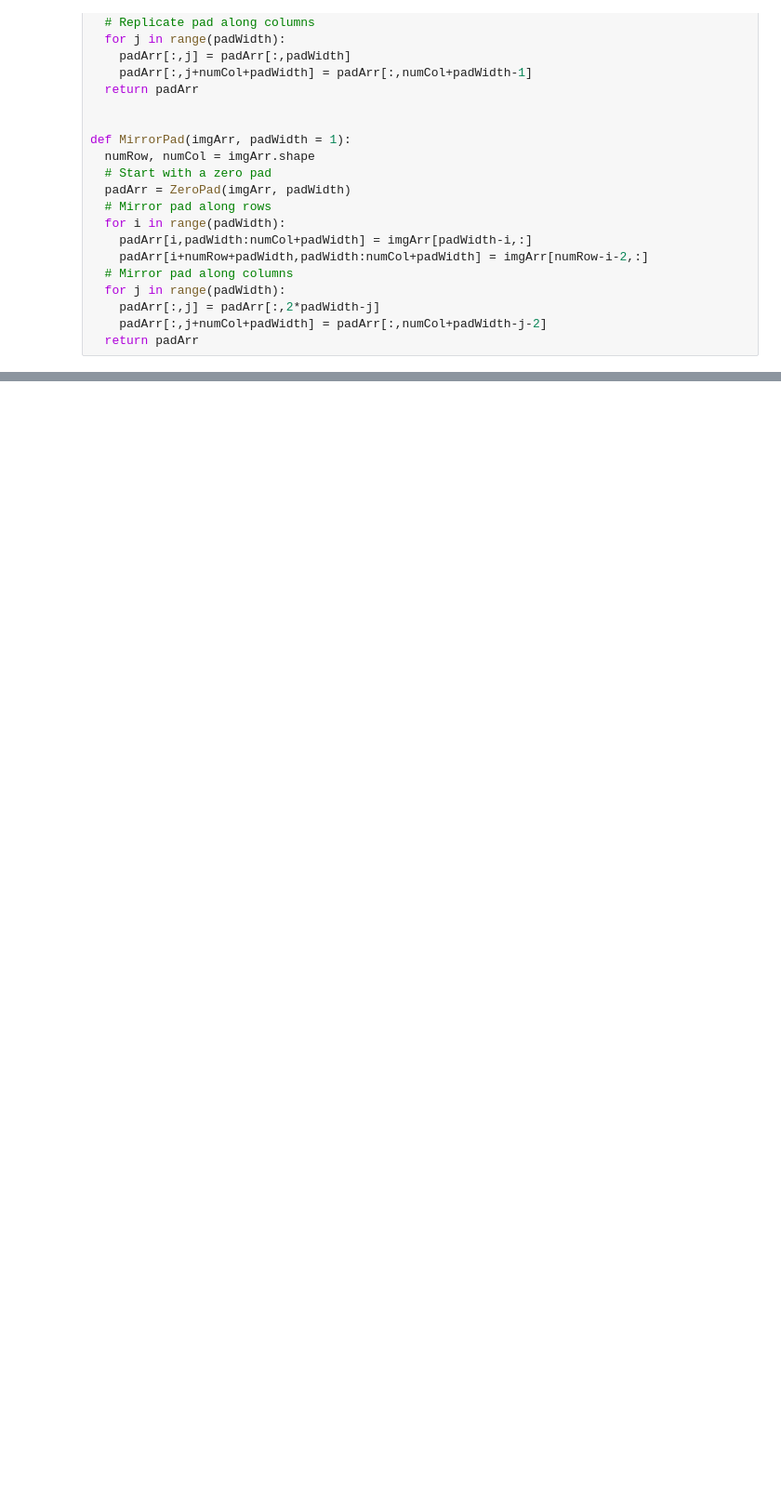
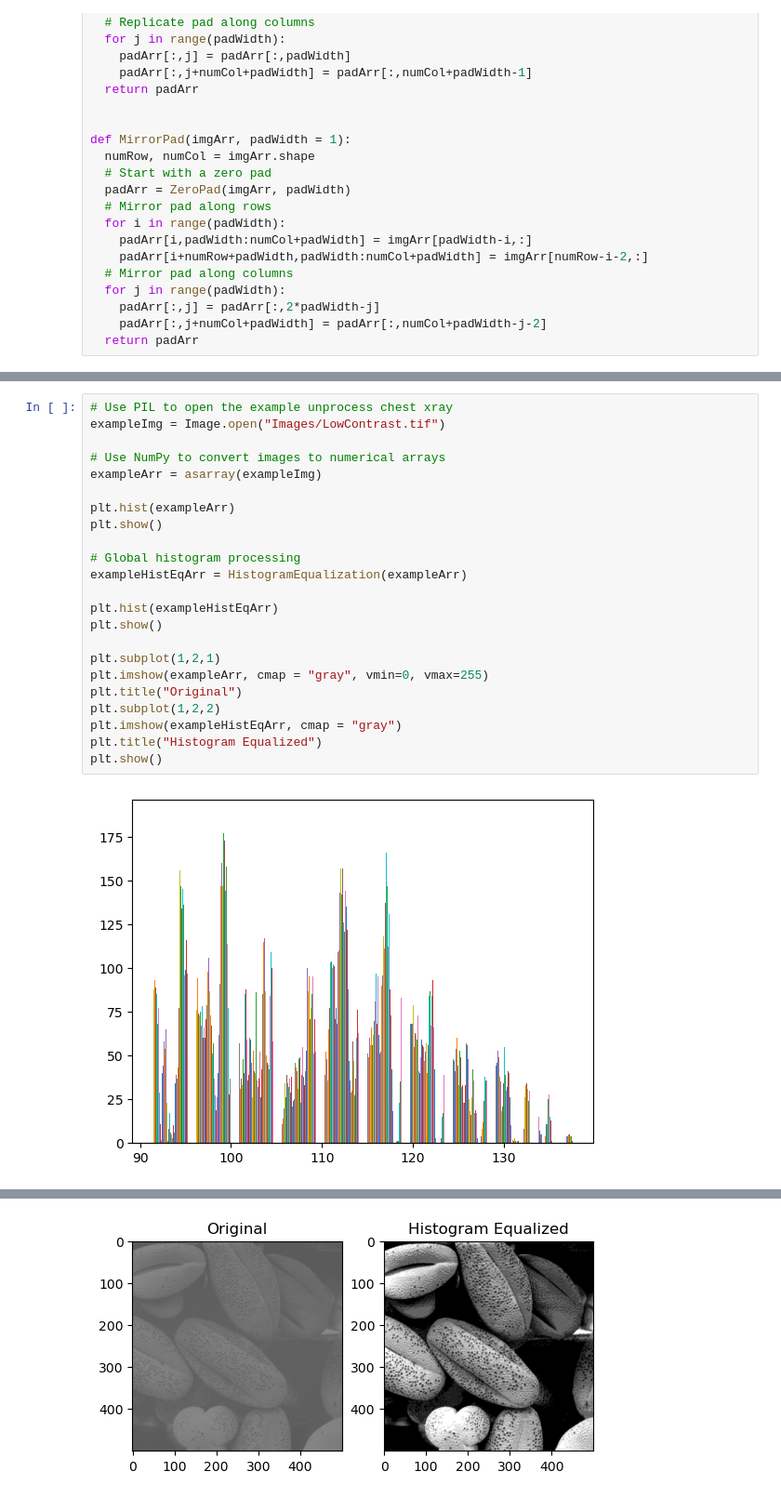
Before and after one commit to IanMcAtee/Histogram-Processing, a Jupyter notebook: HistogramProcessing.ipynb, the cells around one changed output, grey strips where cells are left out. Shown at 93% size. Saved outputs shown, nothing was run; the diff lists cells and outputs as text; blank space fills up the shorter version.

```diff
--- a/HistogramProcessing.ipynb
+++ b/HistogramProcessing.ipynb
@@ -103,0 +140,25 @@ plt.show()
+# %%
+# Use PIL to open the example unprocess chest xray
+exampleImg = Image.open("Images/LowContrast.tif")
+
+# Use NumPy to convert images to numerical arrays
+exampleArr = asarray(exampleImg)
+
+plt.hist(exampleArr)
+plt.show()
+
+# Global histogram processing
+exampleHistEqArr = HistogramEqualization(exampleArr)
+
+plt.hist(exampleHistEqArr)
+plt.show()
+
+plt.subplot(1,2,1)
+plt.imshow(exampleArr, cmap = "gray", vmin=0, vmax=255)
+plt.title("Original")
+plt.subplot(1,2,2)
+plt.imshow(exampleHistEqArr, cmap = "gray")
+plt.title("Histogram Equalized")
+plt.show()
+# %% [output]
+[figure, added]
@@ -103,0 +166 @@ plt.show()
+[figure, added]
```
Also changed, not shown: parts of 4 cells of this notebook, 2 other files.
